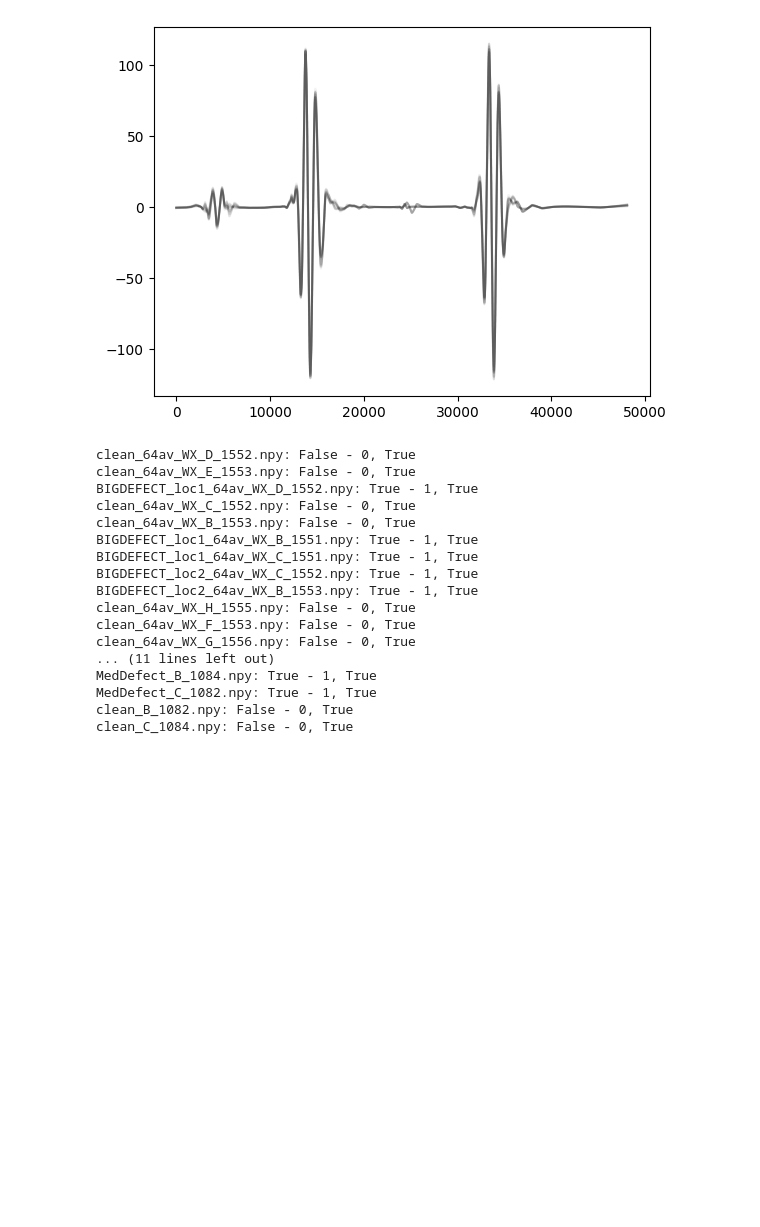
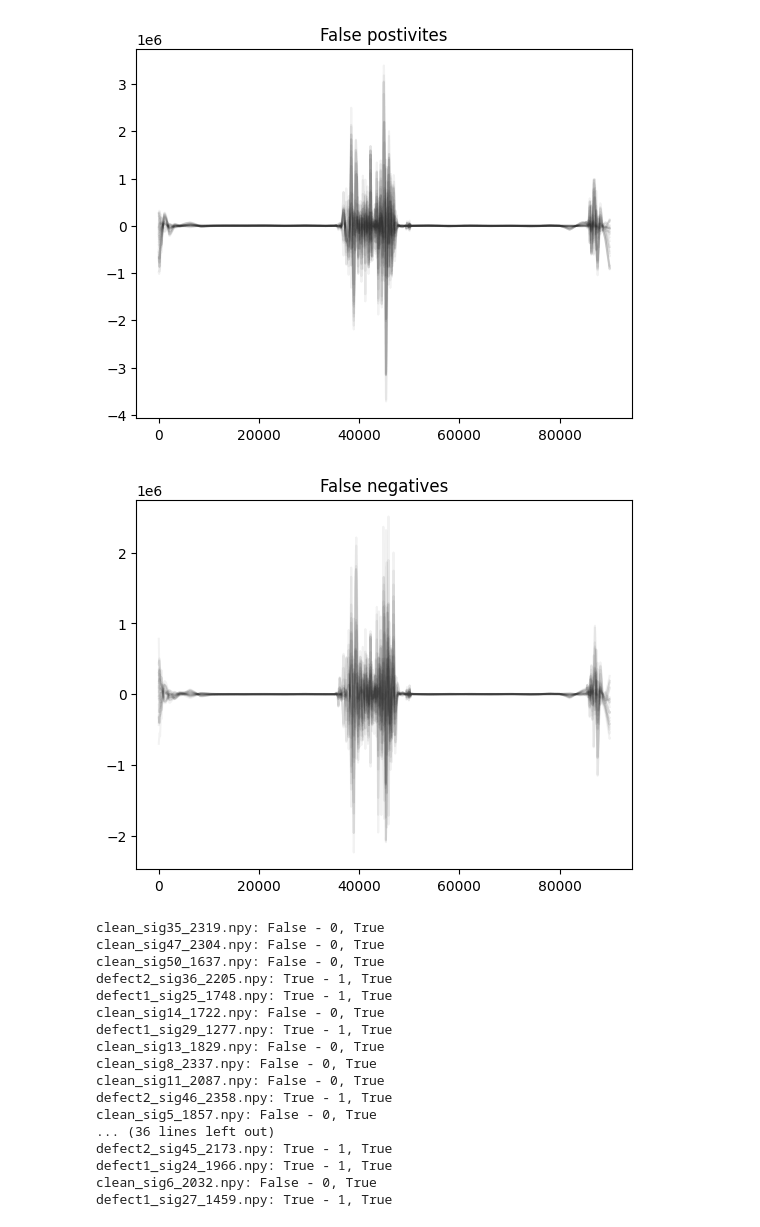
Before and after one commit to UnkindWharf/FM-digiLab-2025, a Jupyter notebook: notebooks/test.ipynb, the cells around one changed output. Drawn from its saved outputs; the diff is of its cells as text; code cells hidden in the pictures; blank space fills up the shorter version.

Commit message:
rerun notebook with pipe02

```diff
--- a/notebooks/test.ipynb
+++ b/notebooks/test.ipynb
@@ -2,7 +2,7 @@
 import pandas as pd
 
 # load training data
-df_train = pd.read_csv("/Users/huylenguyen/digiLab/FM-digiLab-2025/data/processed/pipe01/bss.csv", index_col=0)
+df_train = pd.read_csv("/Users/huylenguyen/digiLab/FM-digiLab-2025/data/processed/pipe02/bss.csv", index_col=0)
 
 df_train.head()
 # %% [output]
@@ -33,8 +17,9 @@ df_train[df_train.columns[3:]]
 import numpy as np
 from fm_processor import load_model, load_svd
 
-svd = load_svd("/Users/huylenguyen/digiLab/FM-digiLab-2025/data/processed/pipe01")
-model = load_model("/Users/huylenguyen/digiLab/FM-digiLab-2025/data/processed/pipe01")
+# Run inference on BSS training data
+svd = load_svd("/Users/huylenguyen/digiLab/FM-digiLab-2025/data/processed/pipe02")
+model = load_model("/Users/huylenguyen/digiLab/FM-digiLab-2025/data/processed/pipe02")
 
 data = df_train[df_train.columns[5:]]
 data_svd = svd.transform(data)
@@ -76,41 +43,49 @@ print(np.count_nonzero(pred - df_train.label))
 # %%
 false_positives = np.where((pred - df_train.label) == -1)[0]
+false_negatives = np.where((pred - df_train.label) == 1)[0]
 
 plt.plot(df_train.iloc[false_positives][df_train.columns[5:]].values.T, c="k", alpha=0.05)
+plt.title("False postivites")
 plt.show()
+
+plt.plot(df_train.iloc[false_negatives][df_train.columns[5:]].values.T, c="k", alpha=0.05)
+plt.title("False negatives")
+plt.show()
 # %% [output]
-[figure, old version]
+[figure, new version]
+[figure, added]
 # %%
 import os
 from fm_processor import predict_file
 
-# test sample file
-for root, dirs, files in os.walk("/Users/huylenguyen/digiLab/FM-digiLab-2025/data/raw/pipe01"):
+# Run inference on test data with logic BSS
+# this is actually just training data because we have no test samples
+for root, dirs, files in os.walk("/Users/huylenguyen/digiLab/FM-digiLab-2025/data/raw/pipe02"):
     for file in files:
         label = "clean" not in file
         pred = predict_file(
             os.path.join(root, file),
-            "/Users/huylenguyen/digiLab/FM-digiLab-2025/data/processed/pipe01"
+            "/Users/huylenguyen/digiLab/FM-digiLab-2025/data/processed/pipe02"
         )
         print(f"{file}: {label} - {pred}, {label == pred}")
 # %% [output]
-clean_64av_WX_D_1552.npy: False - 0, True
-clean_64av_WX_E_1553.npy: False - 0, True
-BIGDEFECT_loc1_64av_WX_D_1552.npy: True - 1, True
-clean_64av_WX_C_1552.npy: False - 0, True
-clean_64av_WX_B_1553.npy: False - 0, True
-BIGDEFECT_loc1_64av_WX_B_1551.npy: True - 1, True
-BIGDEFECT_loc1_64av_WX_C_1551.npy: True - 1, True
-BIGDEFECT_loc2_64av_WX_C_1552.npy: True - 1, True
-BIGDEFECT_loc2_64av_WX_B_1553.npy: True - 1, True
-clean_64av_WX_H_1555.npy: False - 0, True
-clean_64av_WX_F_1553.npy: False - 0, True
-clean_64av_WX_G_1556.npy: False - 0, True
-... (11 lines left out)
-MedDefect_B_1084.npy: True - 1, True
-MedDefect_C_1082.npy: True - 1, True
-clean_B_1082.npy: False - 0, True
-clean_C_1084.npy: False - 0, True
+clean_sig35_2319.npy: False - 0, True
+clean_sig47_2304.npy: False - 0, True
+clean_sig50_1637.npy: False - 0, True
+defect2_sig36_2205.npy: True - 1, True
+defect1_sig25_1748.npy: True - 1, True
+clean_sig14_1722.npy: False - 0, True
+defect1_sig29_1277.npy: True - 1, True
+clean_sig13_1829.npy: False - 0, True
+clean_sig8_2337.npy: False - 0, True
+clean_sig11_2087.npy: False - 0, True
+defect2_sig46_2358.npy: True - 1, True
+clean_sig5_1857.npy: False - 0, True
+... (36 lines left out)
+defect2_sig45_2173.npy: True - 1, True
+defect1_sig24_1966.npy: True - 1, True
+clean_sig6_2032.npy: False - 0, True
+defect1_sig27_1459.npy: True - 1, True
 # %%
 df_train.loc[
     df_train.filename_signal=="/Users/huylenguyen/digiLab/FM-digiLab-2025/data/raw/pipe01/set04/BIGDEFECT_loc1_64av_WX_A_1551.npy"
```
Also changed, not shown: parts of 4 cells of this notebook, 1 other file.
